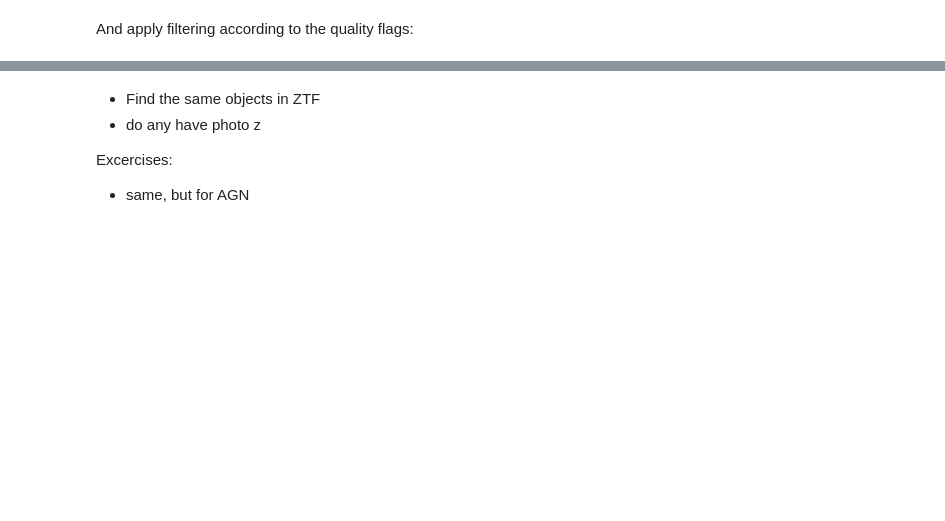
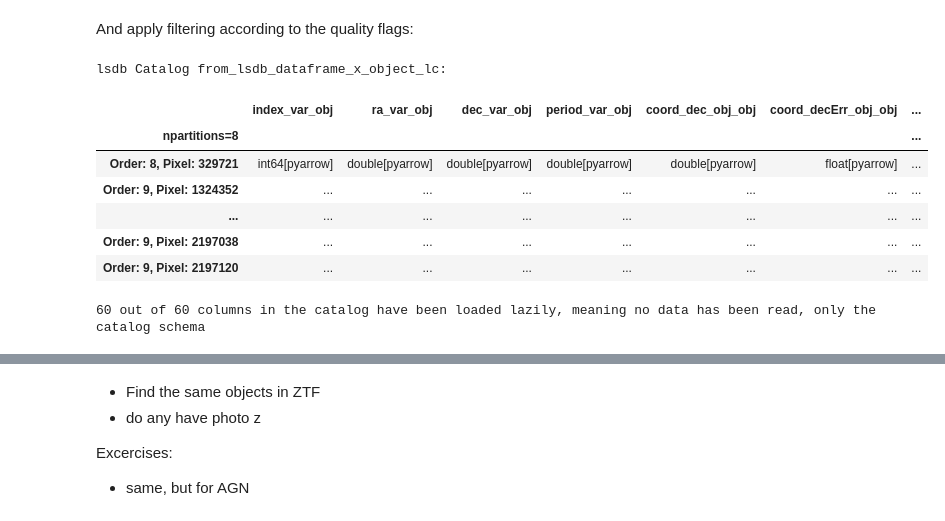
Before and after one commit to lincc-frameworks/RCW_Hackathon_2025_LSDB, a Jupyter notebook: Notebook_4.ipynb, the cells around one changed output, grey strips where cells are left out. Cells and saved outputs as stored; diff of their text form; code cells hidden in the pictures; blank space fills up the shorter version.

```diff
--- a/Notebook_4.ipynb
+++ b/Notebook_4.ipynb
@@ -35,5 +55,6 @@ We have a selection of 10 variable objects, which were found from previous analy
 # %%
-variables_csv = """ra,dec,period
+variables_csv = \
+"""ra,dec,period
 94.95546,-24.73952,0.12095
 95.30235,-25.27431,0.12248
 94.91626,-24.69648,0.12038
@@ -45,9 +66,9 @@ variables_csv = """ra,dec,period
 59.12997,-48.78522,0.11628
 94.72086,-25.05767,0.17554
 """
-# We add the index as a column of the DataFrame so we can later retrieve
-# all the Rubin data from difference and science imaging
 variables_df = pd.read_csv(StringIO(variables_csv)).reset_index()
-# Transform the DataFrame into a LSDB Catalog
+
+# Transform the DataFrame into a LSDB Catalog. Not necesarry to crossmatch, but to showcase the ability to do so.
 variables_catalog = lsdb.from_dataframe(variables_df)
+variables_catalog
 # %% [output]
@@ -55,10 +81,10 @@ NameError: name 'pd' is not defined
 # %%
 XMATCH_RADIUS_ARCSEC = 0.2
 variable_object = variables_catalog.crossmatch(
-    obj_catalog, radius_arcsec=XMATCH_RADIUS_ARCSEC, suffixes=["_var", ""]
+    obj_catalog, radius_arcsec=XMATCH_RADIUS_ARCSEC, suffixes=["_var", "_obj"]
 )
 variable_dia = variables_catalog.crossmatch(
-    dia_catalog, radius_arcsec=XMATCH_RADIUS_ARCSEC, suffixes=["_var", ""]
+    dia_catalog, radius_arcsec=XMATCH_RADIUS_ARCSEC, suffixes=["_var", "_dia"]
 )
 # The result will have all the columns in obj_catalog suffixed with `_obj`,
 # all the columns in dia_catalog suffixed with `_dia`, as well as all the
@@ -69,10 +95,21 @@ result = variable_object.join(
 # %% [markdown]
 And apply filtering according to the quality flags:
 # %%
-for column in ["forcedSource_obj", "diaSource_dia", "diaForcedSource_dia"]:
+for column in ["objectForcedSource_obj", "diaSource_dia", "diaObjectForcedSource_dia"]:
     result = result.query(
         f"~{column}.psfFlux_flag"
         f" and ~{column}.pixelFlags_saturated"
         f" and ~{column}.pixelFlags_cr"
         f" and ~{column}.pixelFlags_bad"
     )
+result
+# %% [output]
+lsdb Catalog from_lsdb_dataframe_x_object_lc:
+|  | index_var_obj | ra_var_obj | dec_var_obj | period_var_obj | coord_dec_obj_obj | coord_decErr_obj_obj | ... |
+| npartitions=8 |  |  |  |  |  |  | ... |
+| Order: 8, Pixel: 329721 | int64[pyarrow] | double[pyarrow] | double[pyarrow] | double[pyarrow] | double[pyarrow] | float[pyarrow] | ... |
+| Order: 9, Pixel: 1324352 | ... | ... | ... | ... | ... | ... | ... |
+| ... | ... | ... | ... | ... | ... | ... | ... |
+| Order: 9, Pixel: 2197038 | ... | ... | ... | ... | ... | ... | ... |
+| Order: 9, Pixel: 2197120 | ... | ... | ... | ... | ... | ... | ... |
+60 out of 60 columns in the catalog have been loaded lazily, meaning no data has been read, only the catalog schema
```
Also changed, not shown: parts of 12 cells of this notebook, 3 other files.
